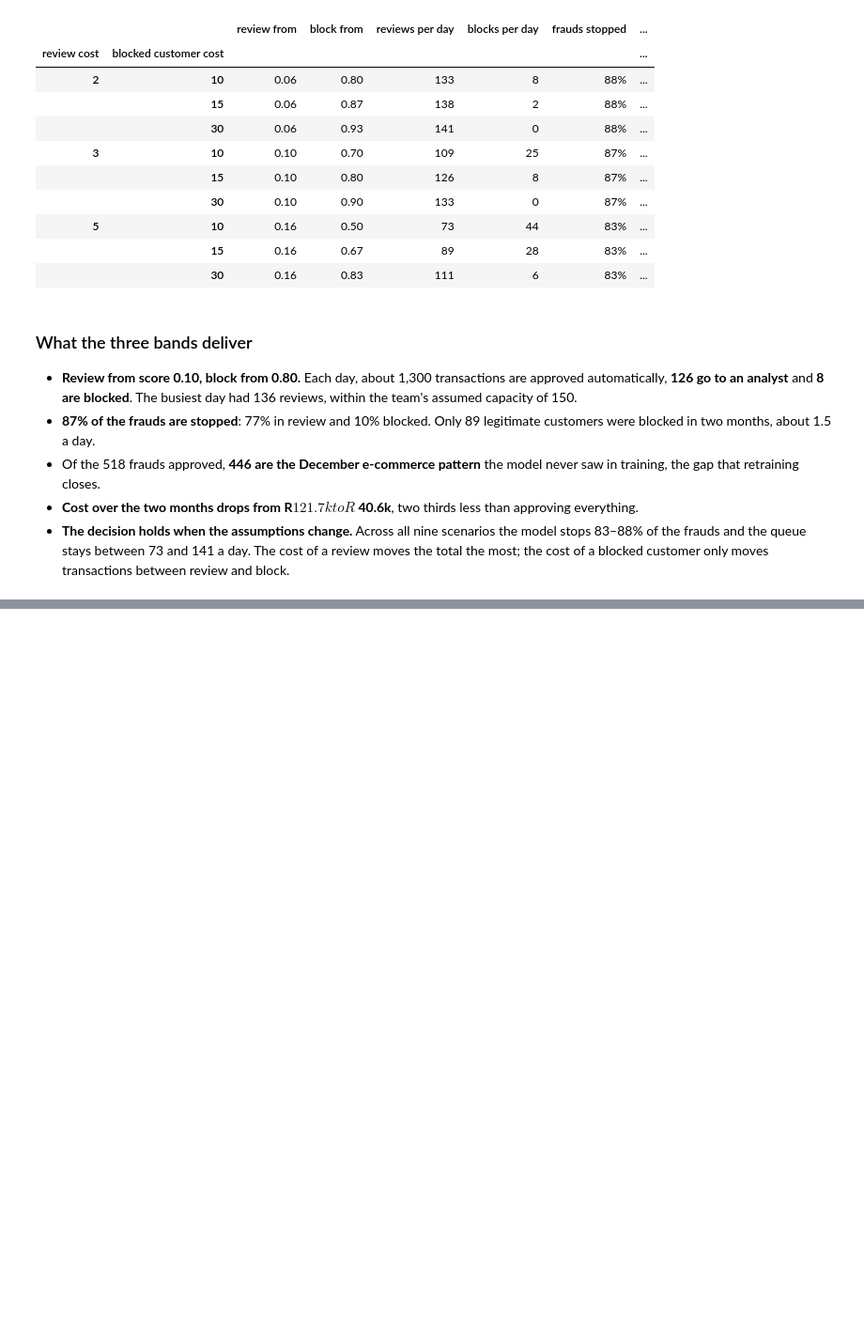
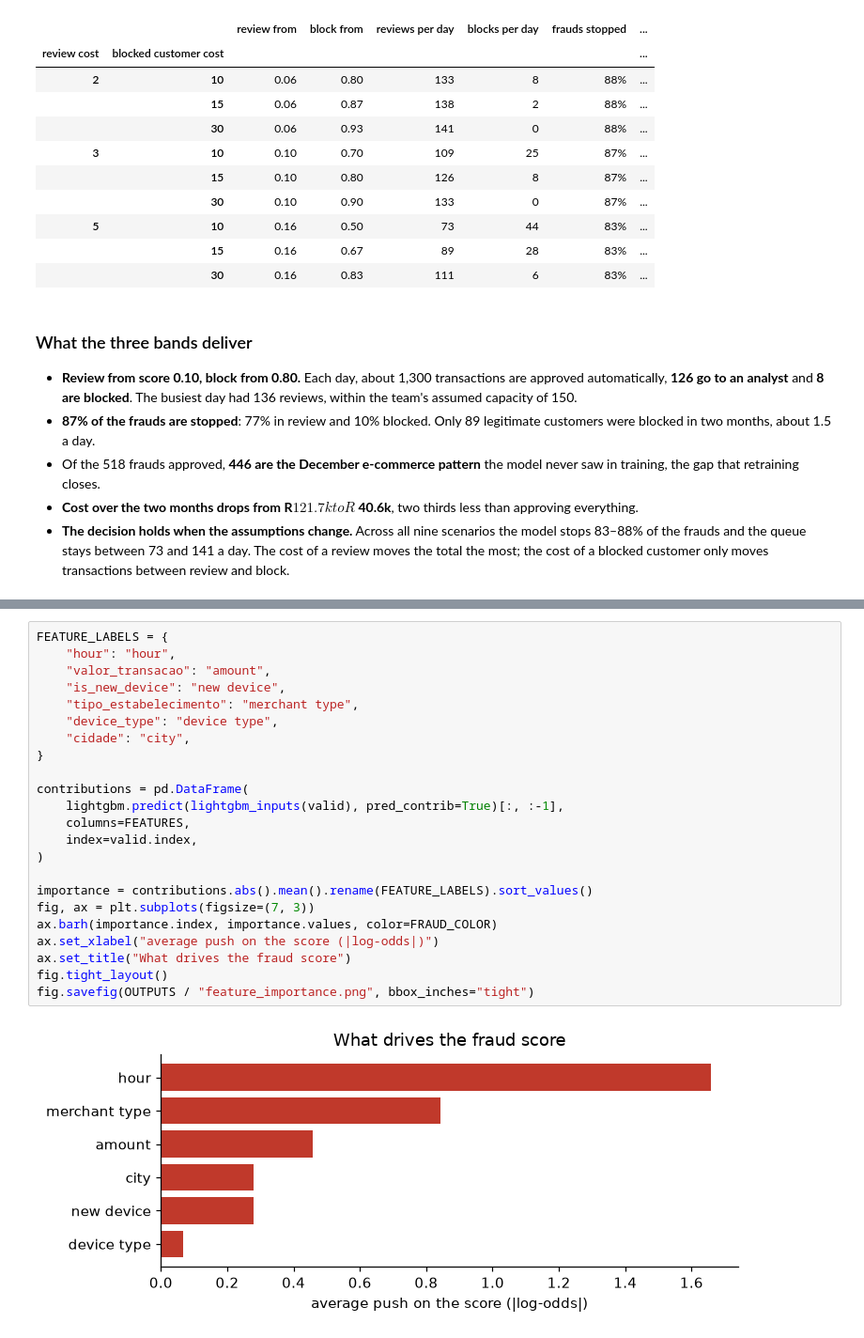
Before and after one commit to JuliaNazka/fraud-detection-case, a Jupyter notebook: notebooks/fraud_detection.ipynb, the cells around one changed output, grey strips where cells are left out. Shown at 94% size. Cells and saved outputs as stored; diff of their text form; blank space fills up the shorter version.

```diff
--- a/notebooks/fraud_detection.ipynb
+++ b/notebooks/fraud_detection.ipynb
@@ -619,0 +627,25 @@ pd.DataFrame(scenarios).set_index(["review cost", "blocked customer cost"]).styl
+# %%
+FEATURE_LABELS = {
+    "hour": "hour",
+    "valor_transacao": "amount",
+    "is_new_device": "new device",
+    "tipo_estabelecimento": "merchant type",
+    "device_type": "device type",
+    "cidade": "city",
+}
+
+contributions = pd.DataFrame(
+    lightgbm.predict(lightgbm_inputs(valid), pred_contrib=True)[:, :-1],
+    columns=FEATURES,
+    index=valid.index,
+)
+
+importance = contributions.abs().mean().rename(FEATURE_LABELS).sort_values()
+fig, ax = plt.subplots(figsize=(7, 3))
+ax.barh(importance.index, importance.values, color=FRAUD_COLOR)
+ax.set_xlabel("average push on the score (|log-odds|)")
+ax.set_title("What drives the fraud score")
+fig.tight_layout()
+fig.savefig(OUTPUTS / "feature_importance.png", bbox_inches="tight")
+# %% [output]
+[figure, added]
```
Also changed, not shown: parts of 6 cells of this notebook, 1 other file.
